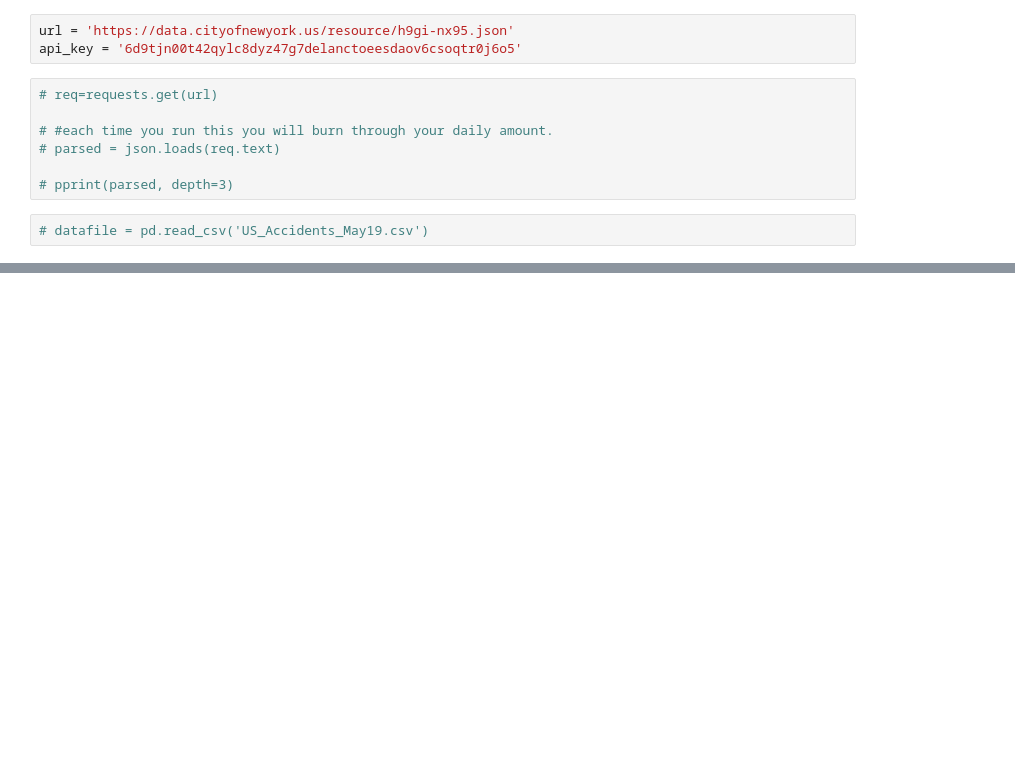
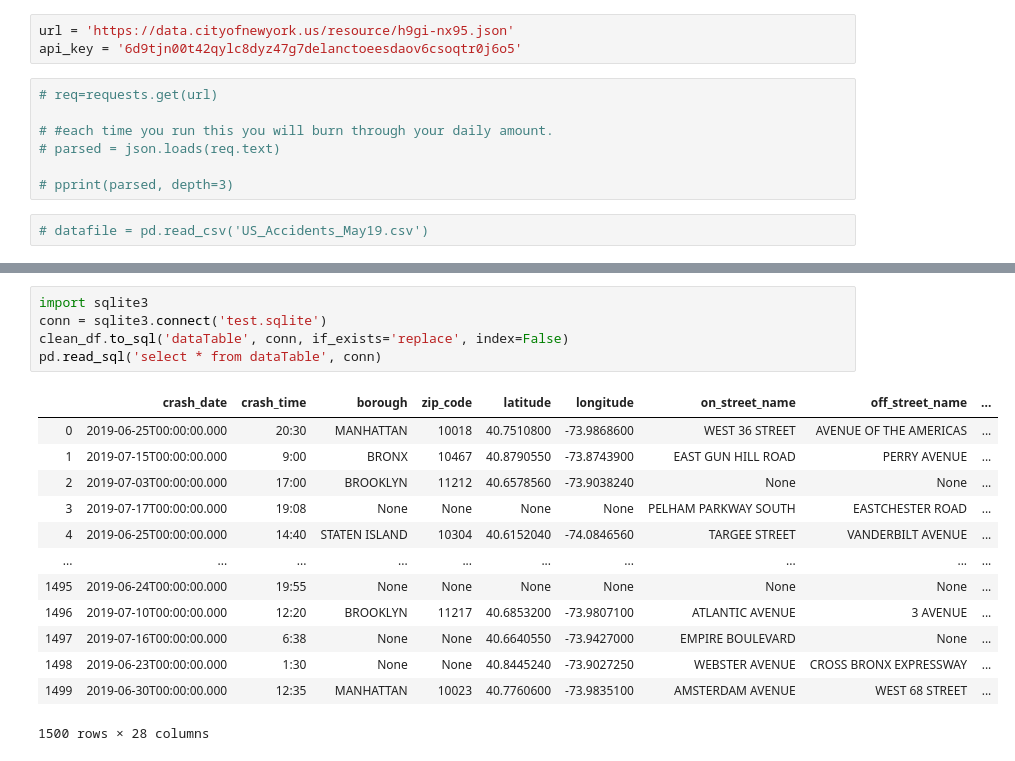
Before and after one commit to elzster/CrashApp, a Jupyter notebook: data/API Parse.ipynb, the cells around one changed output, grey strips where cells are left out. Saved outputs shown, nothing was run; the diff lists cells and outputs as text; blank space fills up the shorter version.

Commit message:
Update of testing/Working SQLlite Test

```diff
--- a/data/API Parse.ipynb
+++ b/data/API Parse.ipynb
@@ -69,0 +68,19 @@ FileNotFoundError: [Errno 2] No such file or directory: 'data.csv'
+# %%
+import sqlite3
+conn = sqlite3.connect('test.sqlite')
+clean_df.to_sql('dataTable', conn, if_exists='replace', index=False)
+pd.read_sql('select * from dataTable', conn)
+# %% [output]
+|  | crash_date | crash_time | borough | zip_code | latitude | longitude | on_street_name | off_street_name | ... |
+| 0 | 2019-06-25T00:00:00.000 | 20:30 | MANHATTAN | 10018 | 40.7510800 | -73.9868600 | WEST 36 STREET | AVENUE OF THE AMERICAS | ... |
+| 1 | 2019-07-15T00:00:00.000 | 9:00 | BRONX | 10467 | 40.8790550 | -73.8743900 | EAST GUN HILL ROAD | PERRY AVENUE | ... |
+| 2 | 2019-07-03T00:00:00.000 | 17:00 | BROOKLYN | 11212 | 40.6578560 | -73.9038240 | None | None | ... |
+| 3 | 2019-07-17T00:00:00.000 | 19:08 | None | None | None | None | PELHAM PARKWAY SOUTH | EASTCHESTER ROAD | ... |
+| 4 | 2019-06-25T00:00:00.000 | 14:40 | STATEN ISLAND | 10304 | 40.6152040 | -74.0846560 | TARGEE STREET | VANDERBILT AVENUE | ... |
+| ... | ... | ... | ... | ... | ... | ... | ... | ... | ... |
+| 1495 | 2019-06-24T00:00:00.000 | 19:55 | None | None | None | None | None | None | ... |
+| 1496 | 2019-07-10T00:00:00.000 | 12:20 | BROOKLYN | 11217 | 40.6853200 | -73.9807100 | ATLANTIC AVENUE | 3 AVENUE | ... |
+| 1497 | 2019-07-16T00:00:00.000 | 6:38 | None | None | 40.6640550 | -73.9427000 | EMPIRE BOULEVARD | None | ... |
+| 1498 | 2019-06-23T00:00:00.000 | 1:30 | None | None | 40.8445240 | -73.9027250 | WEBSTER AVENUE | CROSS BRONX EXPRESSWAY | ... |
+| 1499 | 2019-06-30T00:00:00.000 | 12:35 | MANHATTAN | 10023 | 40.7760600 | -73.9835100 | AMSTERDAM AVENUE | WEST 68 STREET | ... |
+1500 rows × 28 columns
```
Also changed, not shown: parts of 5 cells of this notebook.
